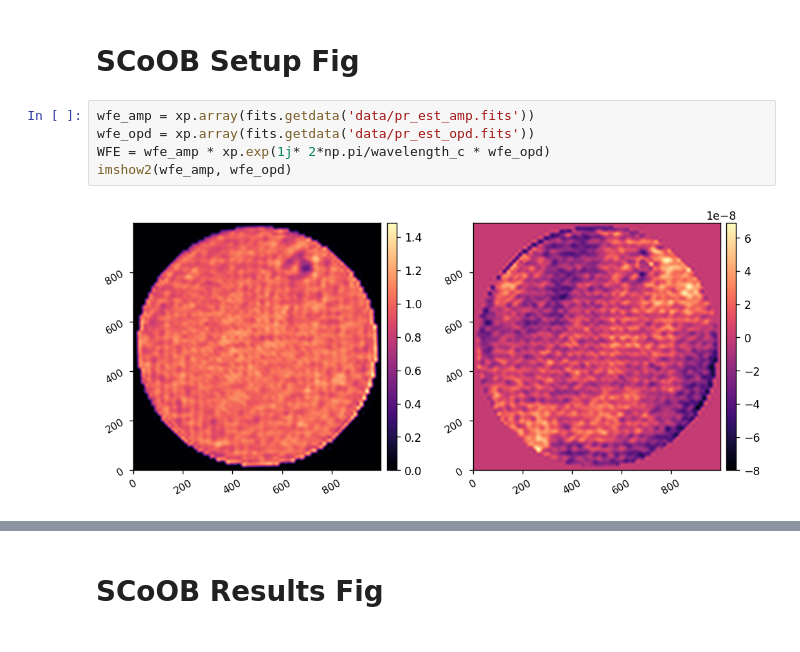
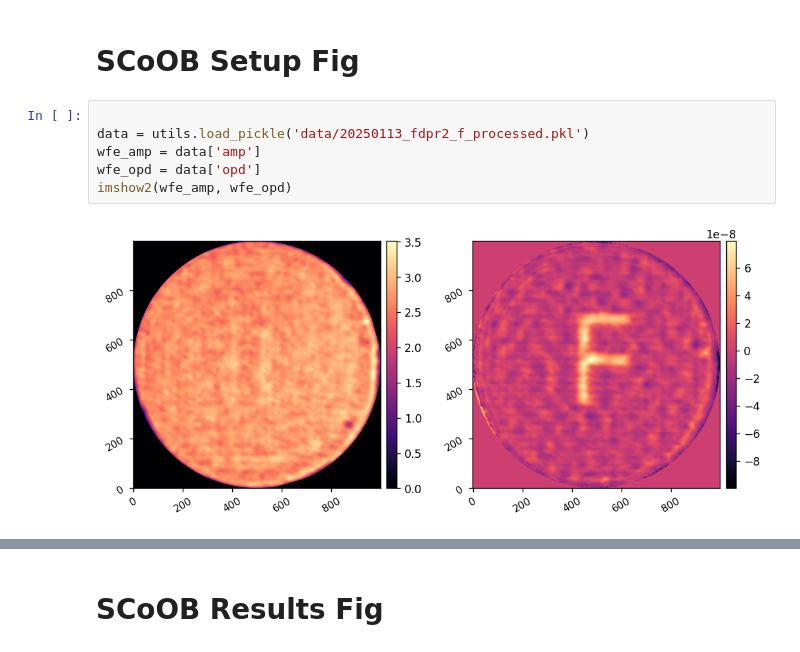
Before and after one commit to kian1377/aefc-vortex, a Jupyter notebook: scoob/make_scoob_figs.ipynb, the cells around one changed output, grey strips where cells are left out. Cells and saved outputs as stored; diff of their text form.

```diff
--- a/scoob/make_scoob_figs.ipynb
+++ b/scoob/make_scoob_figs.ipynb
@@ -27,13 +27,14 @@ wavelength_c = 633e-9
 npix = 1000
 # %% [markdown]
 # SCoOB Setup Fig
-# %%
-wfe_amp = xp.array(fits.getdata('data/pr_est_amp.fits'))
-wfe_opd = xp.array(fits.getdata('data/pr_est_opd.fits'))
-WFE = wfe_amp * xp.exp(1j* 2*np.pi/wavelength_c * wfe_opd)
-imshow2(wfe_amp, wfe_opd)
-# %% [output]
-[figure, removed]
+# %%
+
+data = utils.load_pickle('data/20250113_fdpr2_f_processed.pkl')
+wfe_amp = data['amp']
+wfe_opd = data['opd']
+imshow2(wfe_amp, wfe_opd)
+# %% [output]
+[figure, added]
 # %%
 import matplotlib.pyplot as plt
 import matplotlib.image as mpimg
```
Also changed, not shown: parts of 1 cell of this notebook, 3 other files.
